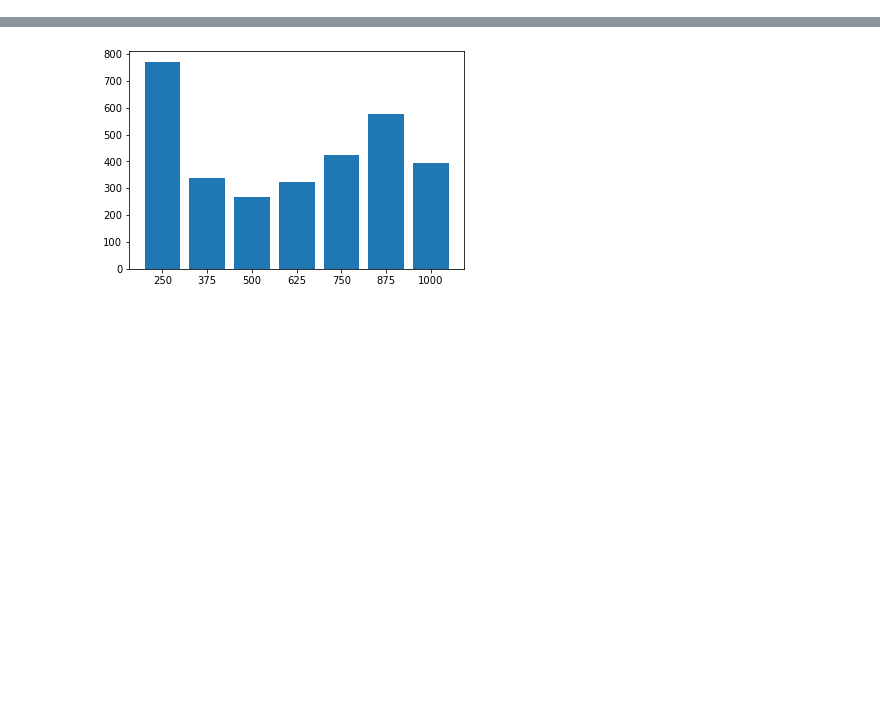
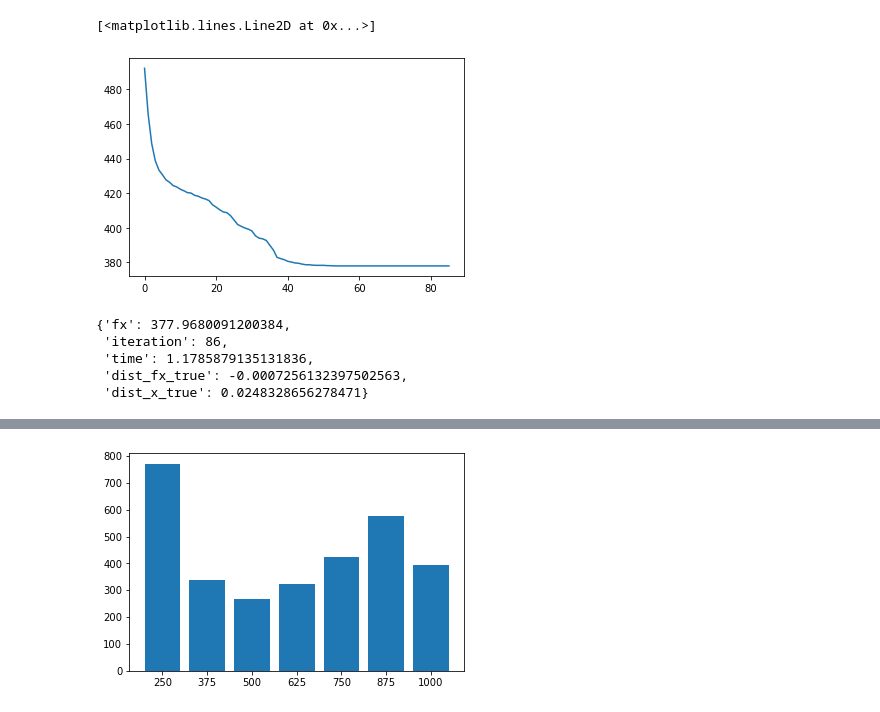
Before and after one commit to simonvary/pynopt, a Jupyter notebook: test_oblique_relax.ipynb, the cells around one changed output, grey strips where cells are left out. Cells and saved outputs as stored; diff of their text form; code cells hidden in the pictures; blank space fills up the shorter version.

```diff
--- a/test_oblique_relax.ipynb
+++ b/test_oblique_relax.ipynb
@@ -21,0 +32,4 @@ thetas = 5
+# %%
+for values in itertools.product(*params.values()):
+    point = dict(zip(params.keys(), values))
+    print(point)
@@ -21,0 +104,13 @@ thetas = 5
+# %%
+plt.plot(opt_log['iterations']['fx'])
+# %% [output]
+[<matplotlib.lines.Line2D at 0x...>]
+[figure, added]
+# %%
+final_values
+# %% [output]
+{'fx': 377.9680091200384,
+ 'iteration': 86,
+ 'time': 1.1785879135131836,
+ 'dist_fx_true': -0.0007256132397502563,
+ 'dist_x_true': 0.0248328656278471}
```
Also changed, not shown: parts of 35 cells of this notebook, 4 other files.
